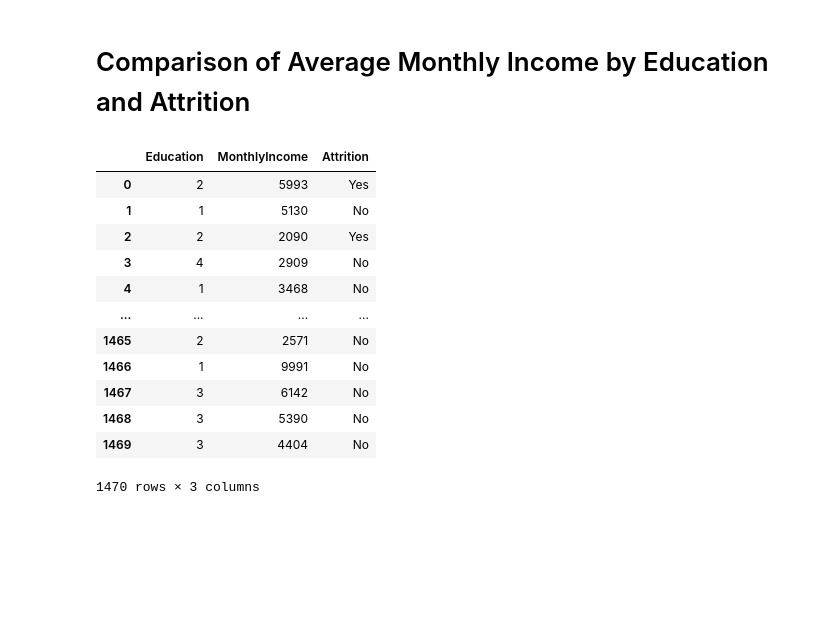
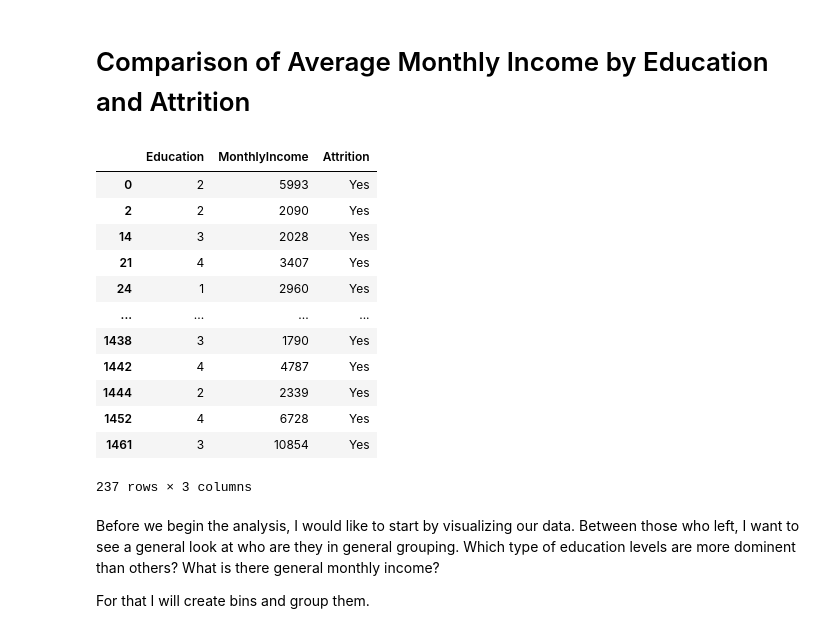
Before and after one commit to matandaniely/HR_Analytics, a Jupyter notebook: main.ipynb, the cells around one changed output. Drawn from its saved outputs; the diff is of its cells as text; code cells hidden in the pictures; blank space fills up the shorter version.

```diff
--- a/main.ipynb
+++ b/main.ipynb
@@ -534,18 +557,25 @@ While there are 5 Job Titles that showed high attrition rates than others, from
 # Comparison of Average Monthly Income by Education and Attrition
 # %%
 df_In_Ed = df[['Education', 'MonthlyIncome', 'Attrition']]
-df_In_Ed
+
+left_InEd = df_In_Ed[df_In_Ed['Attrition'] == 'Yes']
+
+left_InEd
 # %% [output]
 |  | Education | MonthlyIncome | Attrition |
 | 0 | 2 | 5993 | Yes |
-| 1 | 1 | 5130 | No |
 | 2 | 2 | 2090 | Yes |
-| 3 | 4 | 2909 | No |
-| 4 | 1 | 3468 | No |
+| 14 | 3 | 2028 | Yes |
+| 21 | 4 | 3407 | Yes |
+| 24 | 1 | 2960 | Yes |
 | ... | ... | ... | ... |
-| 1465 | 2 | 2571 | No |
-| 1466 | 1 | 9991 | No |
-| 1467 | 3 | 6142 | No |
-| 1468 | 3 | 5390 | No |
-| 1469 | 3 | 4404 | No |
+| 1438 | 3 | 1790 | Yes |
+| 1442 | 4 | 4787 | Yes |
+| 1444 | 2 | 2339 | Yes |
+| 1452 | 4 | 6728 | Yes |
+| 1461 | 3 | 10854 | Yes |
-1470 rows × 3 columns
+237 rows × 3 columns
+# %% [markdown]
+Before we begin the analysis, I would like to start by visualizing our data. Between those who left, I want to see a general look at who are they in general grouping. Which type of education levels are more dominent than others? What is there general monthly income?
+
+For that I will create bins and group them.
```
Also changed, not shown: parts of 8 cells of this notebook.
